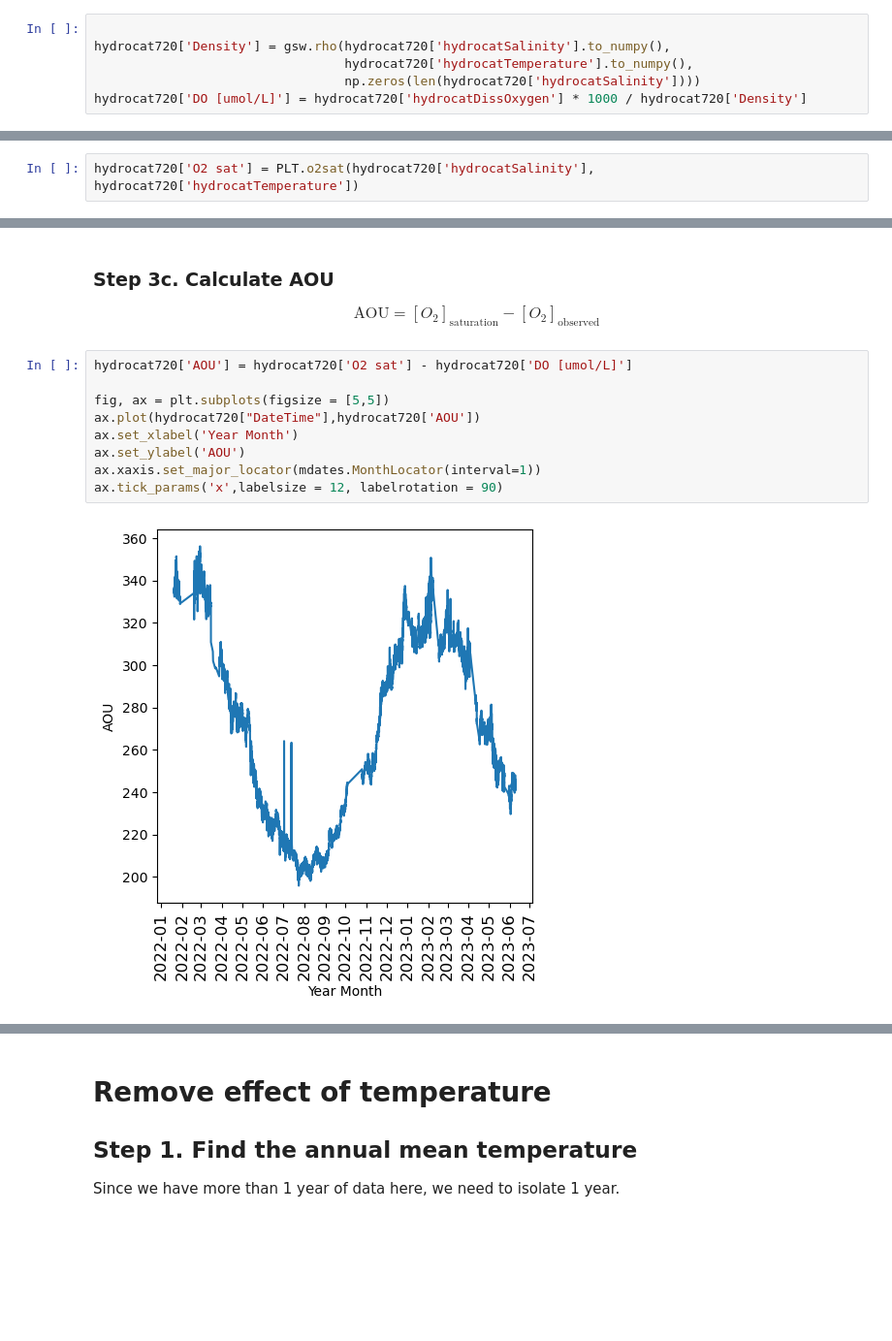
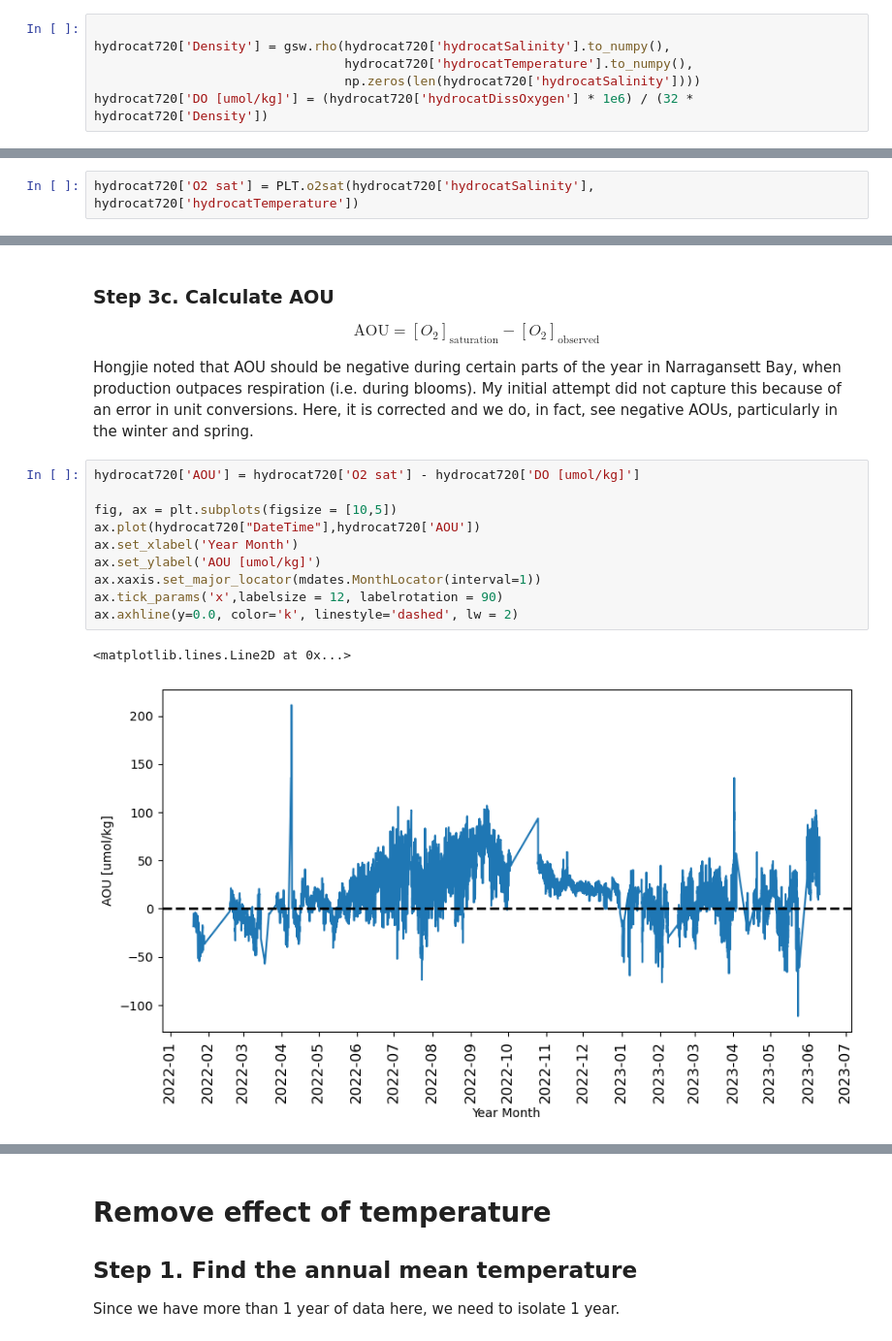
Before and after one commit to abby-baskind/phyto, a Jupyter notebook: bio_temp_normalization.ipynb, the cells around one changed output, grey strips where cells are left out. Shown at 97% size. Drawn from its saved outputs; the diff is of its cells as text; blank space fills up the shorter version.

```diff
--- a/bio_temp_normalization.ipynb
+++ b/bio_temp_normalization.ipynb
@@ -201,5 +204,5 @@ The conversion then ends up being DO times 1000 (since there are 1000 liters in
 hydrocat720['Density'] = gsw.rho(hydrocat720['hydrocatSalinity'].to_numpy(),
                                  hydrocat720['hydrocatTemperature'].to_numpy(),
                                  np.zeros(len(hydrocat720['hydrocatSalinity'])))
-hydrocat720['DO [umol/L]'] = hydrocat720['hydrocatDissOxygen'] * 1000 / hydrocat720['Density']
+hydrocat720['DO [umol/kg]'] = (hydrocat720['hydrocatDissOxygen'] * 1e6) / (32 * hydrocat720['Density'])
 # %% [markdown]
@@ -237,15 +247,19 @@ hydrocat720['O2 sat'] = PLT.o2sat(hydrocat720['hydrocatSalinity'], hydrocat720['
 ### Step 3c. Calculate AOU
 
 $$\text{AOU}=[O_{2}]_{\text{saturation}}-[O_{2}]_{\text{observed}}$$
+
+Hongjie noted that AOU should be negative during certain parts of the year in Narragansett Bay, when production outpaces respiration (i.e. during blooms). My initial attempt did not capture this because of an error in unit conversions. Here, it is corrected and we do, in fact, see negative AOUs, particularly in the winter and spring.
 # %%
-hydrocat720['AOU'] = hydrocat720['O2 sat'] - hydrocat720['DO [umol/L]']
+hydrocat720['AOU'] = hydrocat720['O2 sat'] - hydrocat720['DO [umol/kg]']
 
-fig, ax = plt.subplots(figsize = [5,5])
+fig, ax = plt.subplots(figsize = [10,5])
 ax.plot(hydrocat720["DateTime"],hydrocat720['AOU'])
 ax.set_xlabel('Year Month')
-ax.set_ylabel('AOU')
+ax.set_ylabel('AOU [umol/kg]')
 ax.xaxis.set_major_locator(mdates.MonthLocator(interval=1))
 ax.tick_params('x',labelsize = 12, labelrotation = 90)
+ax.axhline(y=0.0, color='k', linestyle='dashed', lw = 2)
 # %% [output]
+<matplotlib.lines.Line2D at 0x...>
-[figure, old version]
+[figure, new version]
 # %% [markdown]
```
Also changed, not shown: parts of 13 cells of this notebook, 1 other file.
